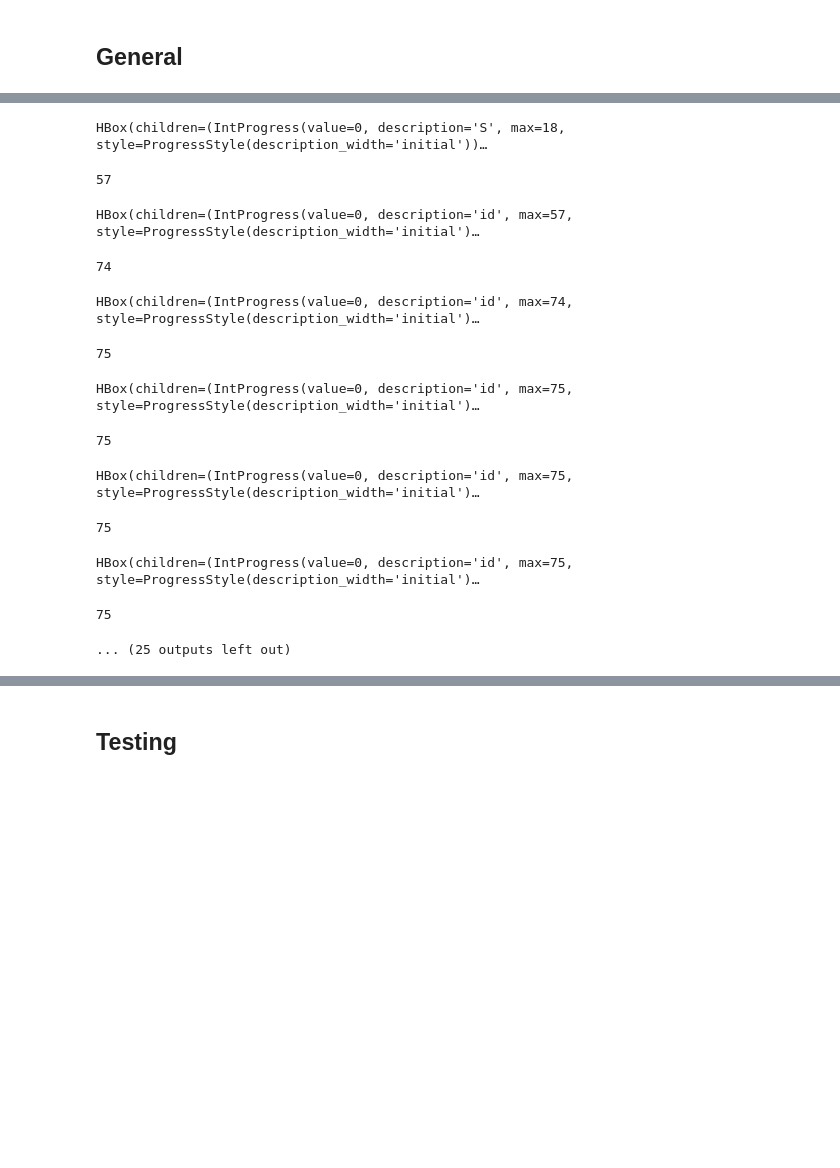
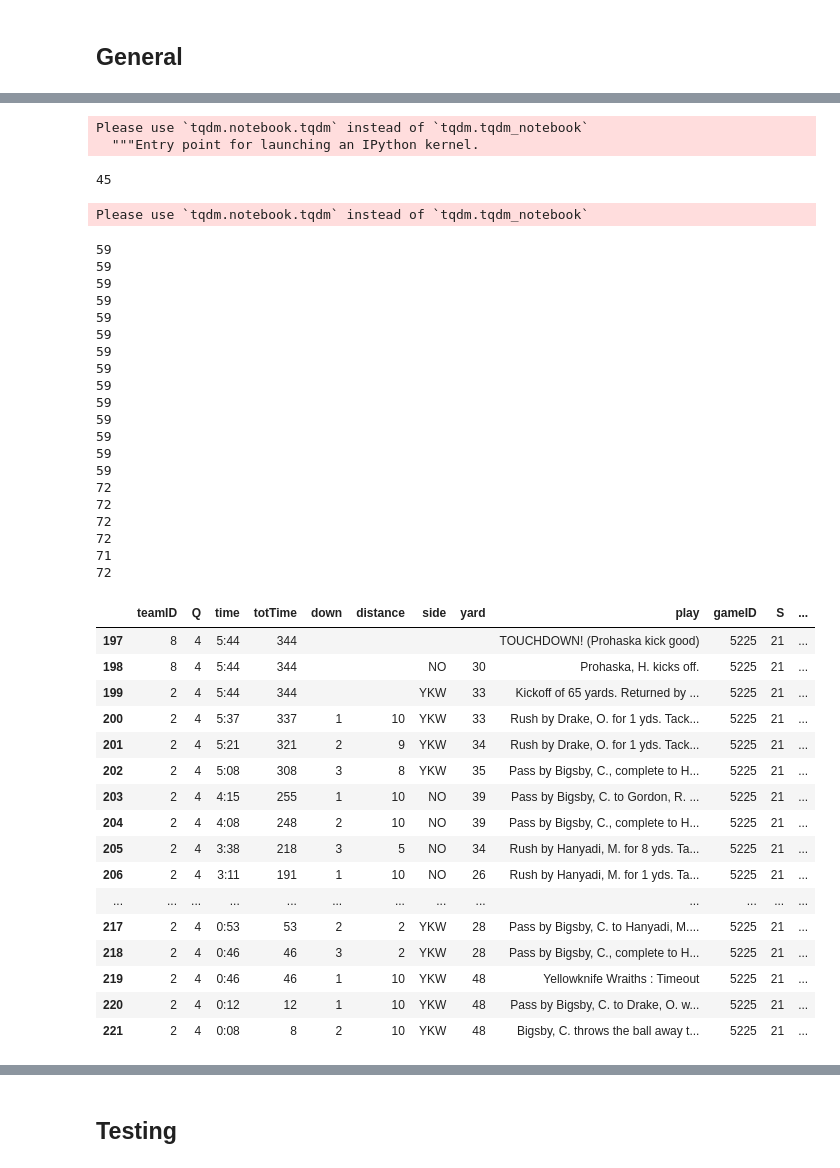
Before and after one commit to SimFootballDev/surrender_punt, a Jupyter notebook: play_by_play.ipynb, the cells around one changed output, grey strips where cells are left out. Drawn from its saved outputs; the diff is of its cells as text; code cells hidden in the pictures; blank space fills up the shorter version.

Commit message:
post21

```diff
--- a/play_by_play.ipynb
+++ b/play_by_play.ipynb
@@ -13,7 +13,7 @@ requestHead = {"User-Agent": "Chrome/47.0.2526.111"}
 # %% [markdown]
 ## General
 # %%
-def getSeasonIDs(num,online = True,prefix = None):
+def getSeasonIDs(num,online = True,prefix = None,post=True):
     if online:
         if num < 10:
             strnum = '0' + str(num)
@@ -26,8 +26,22 @@ def getSeasonIDs(num,online = True,prefix = None):
         with open(prefix+'/GameResults.html') as f:
             soup = BeautifulSoup(f,'html.parser')
 
+    if num > 15:
+        preseason = 20
+        postseason= 7
+    elif num > 1:
+        preseason = 16
+        postseason= 3
+    else:
+        preseason = 12
+        postseason= 3
 
     pbplist = soup.find_all('a',href=re.compile('Logs'))
     pbpURLs = [p.get('href') for p in pbplist]
-    idList = [p[5:].strip('.html') for p in pbpURLs]
+    if len(pbpURLs[preseason:-postseason]) == 55:
+        preseason = preseason-1
+    if post:
+        idList = [p[5:].strip('.html') for p in pbpURLs[preseason:]]
+    else:
+        idList = [p[5:].strip('.html') for p in pbpURLs[preseason:-postseason]]
     return idList
@@ -186,7 +220,7 @@ def getGameData(S,gameID,online=True,prefix = None):
 # %%
 allData = []
 # %%
-indexList = [1,2,3,4,5,6,7,8,9,10,11,12,13,14,15,16,17,18]
+indexList = [1,2,3,4,5,6,7,8,9,10,11,12,13,14,15,16,17,18,19,20,21]
 # %%
 sBar = tqdm(total=len(indexList),desc='S')
 for s in indexList:
@@ -200,16 +234,50 @@ for s in indexList:
         idBar.update(1)
     sBar.update(1)
 # %% [output]
-HBox(children=(IntProgress(value=0, description='S', max=18, style=ProgressStyle(description_width='initial'))…
+Please use `tqdm.notebook.tqdm` instead of `tqdm.tqdm_notebook`
+  """Entry point for launching an IPython kernel.
-57
+45
-HBox(children=(IntProgress(value=0, description='id', max=57, style=ProgressStyle(description_width='initial')…
+Please use `tqdm.notebook.tqdm` instead of `tqdm.tqdm_notebook`
-74
+59
+59
+59
+59
+59
+59
+59
+59
+59
+59
+59
+59
+59
+59
+72
+72
+72
+72
+71
+72
-HBox(children=(IntProgress(value=0, description='id', max=74, style=ProgressStyle(description_width='initial')…
-75
-HBox(children=(IntProgress(value=0, description='id', max=75, style=ProgressStyle(description_width='initial')…
-75
-HBox(children=(IntProgress(value=0, description='id', max=75, style=ProgressStyle(description_width='initial')…
-75
-HBox(children=(IntProgress(value=0, description='id', max=75, style=ProgressStyle(description_width='initial')…
-75
-... (25 outputs left out)
+# %%
+allDF = pd.concat(allData)
+allDF.to_csv('all_post21.csv')
+# %%
+allDF.tail(25)
+# %% [output]
+|  | teamID | Q | time | totTime | down | distance | side | yard | play | gameID | S | ... |
+| 197 | 8 | 4 | 5:44 | 344 |  |  |  |  | TOUCHDOWN! (Prohaska kick good) | 5225 | 21 | ... |
+| 198 | 8 | 4 | 5:44 | 344 |  |  | NO | 30 | Prohaska, H. kicks off. | 5225 | 21 | ... |
+| 199 | 2 | 4 | 5:44 | 344 |  |  | YKW | 33 | Kickoff of 65 yards. Returned by ... | 5225 | 21 | ... |
+| 200 | 2 | 4 | 5:37 | 337 | 1 | 10 | YKW | 33 | Rush by Drake, O. for 1 yds. Tack... | 5225 | 21 | ... |
+| 201 | 2 | 4 | 5:21 | 321 | 2 | 9 | YKW | 34 | Rush by Drake, O. for 1 yds. Tack... | 5225 | 21 | ... |
+| 202 | 2 | 4 | 5:08 | 308 | 3 | 8 | YKW | 35 | Pass by Bigsby, C., complete to H... | 5225 | 21 | ... |
+| 203 | 2 | 4 | 4:15 | 255 | 1 | 10 | NO | 39 | Pass by Bigsby, C. to Gordon, R. ... | 5225 | 21 | ... |
+| 204 | 2 | 4 | 4:08 | 248 | 2 | 10 | NO | 39 | Pass by Bigsby, C., complete to H... | 5225 | 21 | ... |
+| 205 | 2 | 4 | 3:38 | 218 | 3 | 5 | NO | 34 | Rush by Hanyadi, M. for 8 yds. Ta... | 5225 | 21 | ... |
+| 206 | 2 | 4 | 3:11 | 191 | 1 | 10 | NO | 26 | Rush by Hanyadi, M. for 1 yds. Ta... | 5225 | 21 | ... |
+| ... | ... | ... | ... | ... | ... | ... | ... | ... | ... | ... | ... | ... |
+| 217 | 2 | 4 | 0:53 | 53 | 2 | 2 | YKW | 28 | Pass by Bigsby, C. to Hanyadi, M.... | 5225 | 21 | ... |
+| 218 | 2 | 4 | 0:46 | 46 | 3 | 2 | YKW | 28 | Pass by Bigsby, C., complete to H... | 5225 | 21 | ... |
+| 219 | 2 | 4 | 0:46 | 46 | 1 | 10 | YKW | 48 | Yellowknife Wraiths : Timeout | 5225 | 21 | ... |
+| 220 | 2 | 4 | 0:12 | 12 | 1 | 10 | YKW | 48 | Pass by Bigsby, C. to Drake, O. w... | 5225 | 21 | ... |
+| 221 | 2 | 4 | 0:08 | 8 | 2 | 10 | YKW | 48 | Bigsby, C. throws the ball away t... | 5225 | 21 | ... |
```
Also changed, not shown: parts of 21 cells of this notebook, 29 other files.
